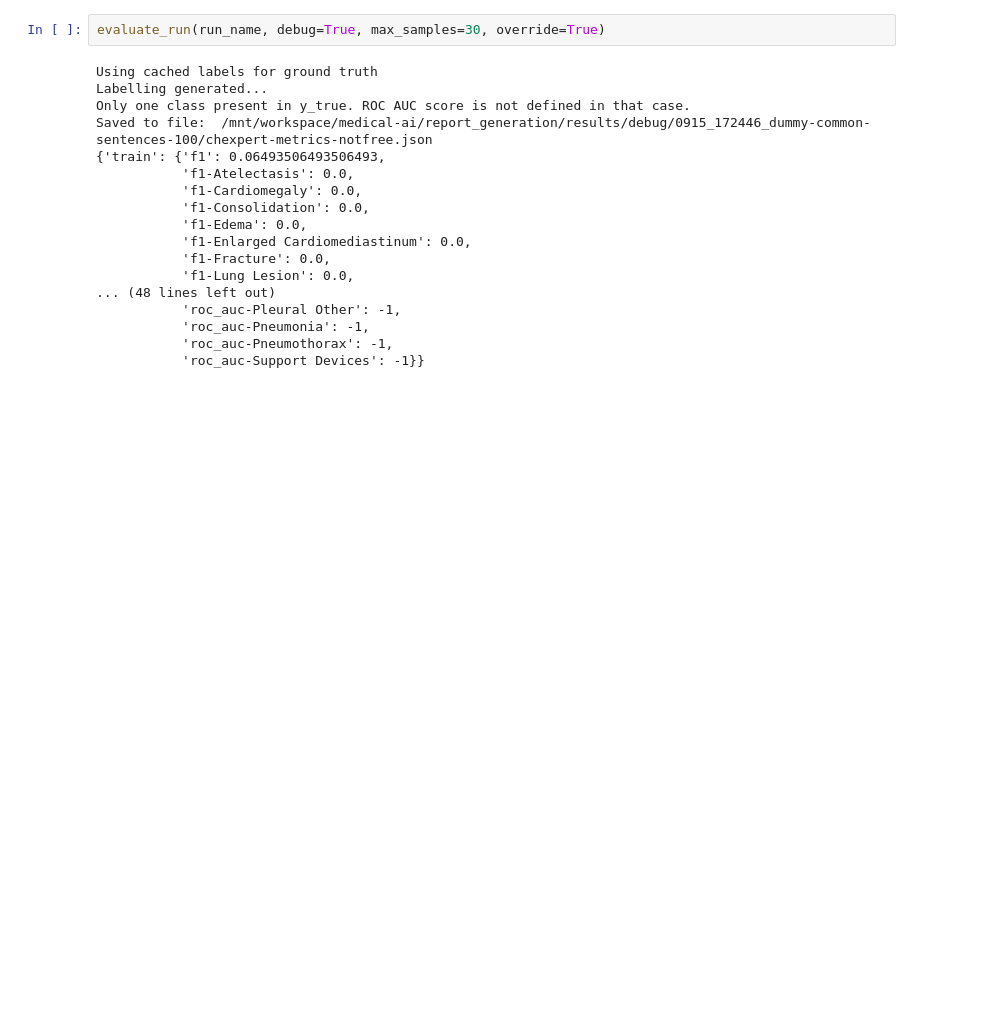
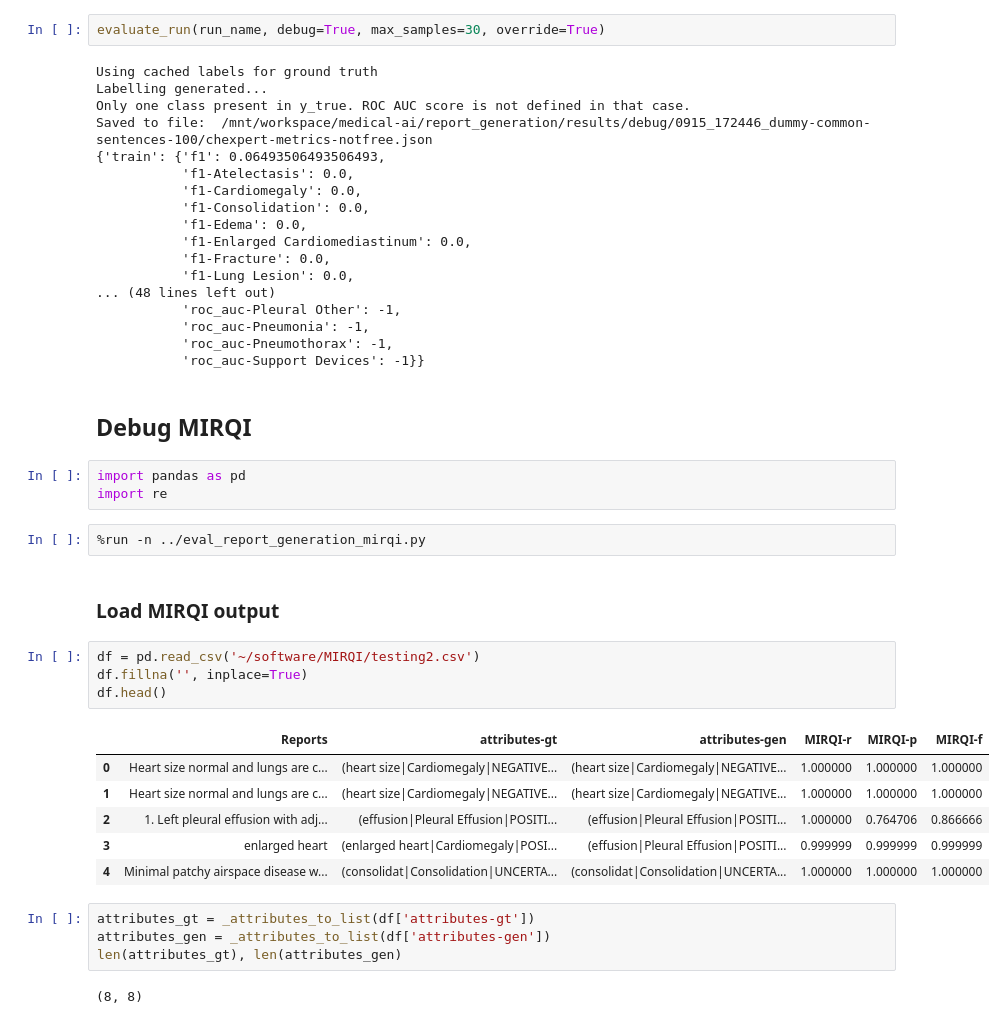
Before and after one commit to pdpino/medical-ai, a Jupyter notebook: medai/notebooks/eval_report_generation.ipynb, the cells around one changed output. Saved outputs shown, nothing was run; the diff lists cells and outputs as text; blank space fills up the shorter version.

Commit message:
Add MIRQI-v2 calculation
Fix loading NaN values in RG outputs

```diff
--- a/medai/notebooks/eval_report_generation.ipynb
+++ b/medai/notebooks/eval_report_generation.ipynb
@@ -794,3 +794,29 @@ Saved to file:  /mnt/workspace/medical-ai/report_generation/results/debug/0915_1
            'roc_auc-Pneumonia': -1,
            'roc_auc-Pneumothorax': -1,
            'roc_auc-Support Devices': -1}}
+# %% [markdown]
+## Debug MIRQI
+# %%
+import pandas as pd
+import re
+# %%
+%run -n ../eval_report_generation_mirqi.py
+# %% [markdown]
+### Load MIRQI output
+# %%
+df = pd.read_csv('~/software/MIRQI/testing2.csv')
+df.fillna('', inplace=True)
+df.head()
+# %% [output]
+|  | Reports | attributes-gt | attributes-gen | MIRQI-r | MIRQI-p | MIRQI-f |
+| 0 | Heart size normal and lungs are c... | (heart size|Cardiomegaly|NEGATIVE... | (heart size|Cardiomegaly|NEGATIVE... | 1.000000 | 1.000000 | 1.000000 |
+| 1 | Heart size normal and lungs are c... | (heart size|Cardiomegaly|NEGATIVE... | (heart size|Cardiomegaly|NEGATIVE... | 1.000000 | 1.000000 | 1.000000 |
+| 2 | 1. Left pleural effusion with adj... | (effusion|Pleural Effusion|POSITI... | (effusion|Pleural Effusion|POSITI... | 1.000000 | 0.764706 | 0.866666 |
+| 3 | enlarged heart | (enlarged heart|Cardiomegaly|POSI... | (effusion|Pleural Effusion|POSITI... | 0.999999 | 0.999999 | 0.999999 |
+| 4 | Minimal patchy airspace disease w... | (consolidat|Consolidation|UNCERTA... | (consolidat|Consolidation|UNCERTA... | 1.000000 | 1.000000 | 1.000000 |
+# %%
+attributes_gt = _attributes_to_list(df['attributes-gt'])
+attributes_gen = _attributes_to_list(df['attributes-gen'])
+len(attributes_gt), len(attributes_gen)
+# %% [output]
+(8, 8)
```
Also changed, not shown: parts of 14 cells of this notebook, 5 other files.
